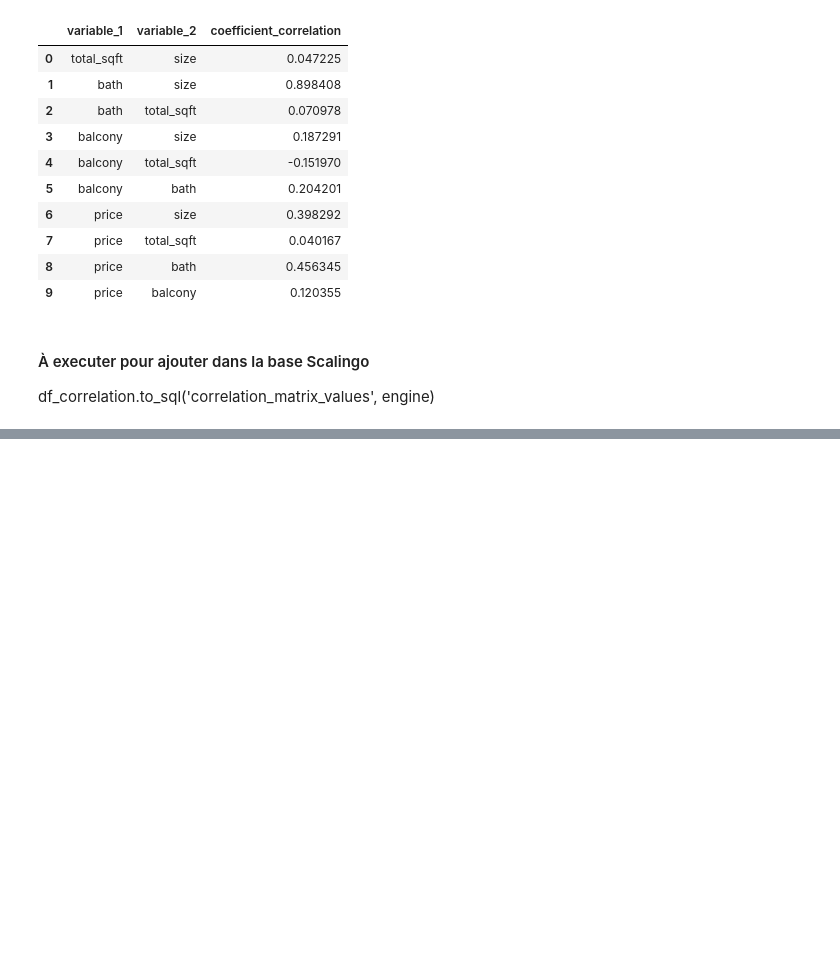
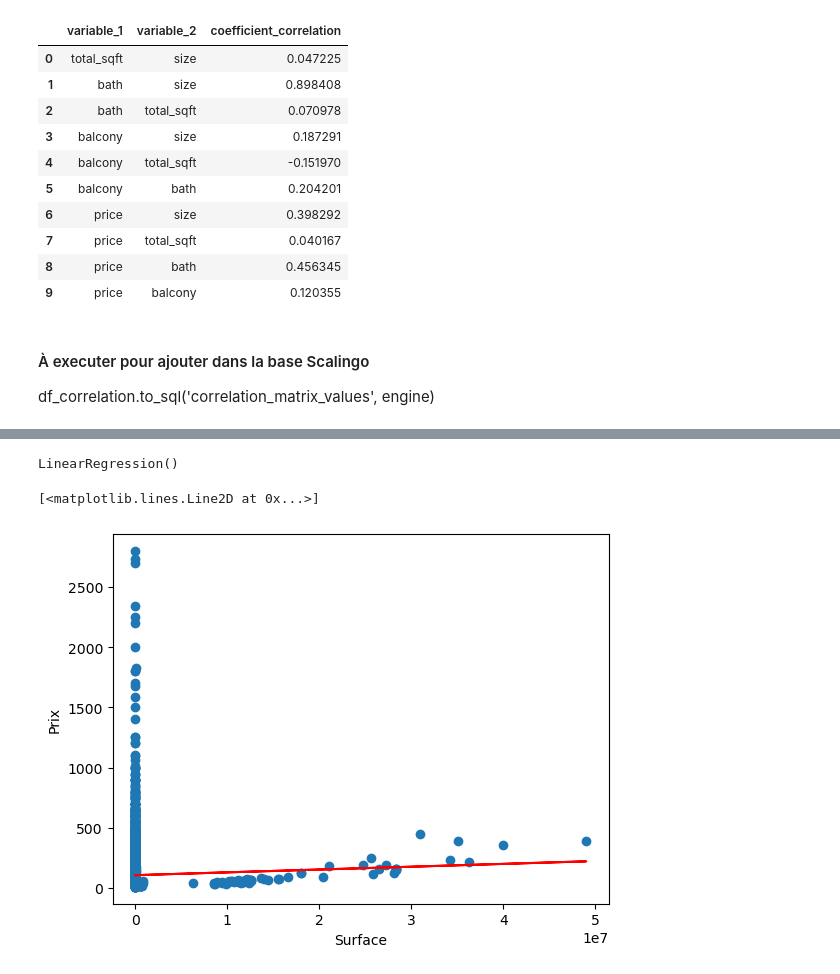
Before and after one commit to MateoDubernet/data-science-project-2, a Jupyter notebook: projet.ipynb, the cells around one changed output, grey strips where cells are left out. Cells and saved outputs as stored; diff of their text form; code cells hidden in the pictures; blank space fills up the shorter version.

```diff
--- a/projet.ipynb
+++ b/projet.ipynb
@@ -342,0 +350,11 @@ df_correlation.to_sql('correlation_matrix_values', engine)
+# %%
+from sklearn.linear_model import LinearRegression
+from sklearn.model_selection import train_test_split
+
+df_prediction = df.dropna(subset=['size'])
+df_prediction = df_prediction.dropna(subset=['total_sqft'])
+df_prediction = df_prediction.dropna(subset=['bath'])
+df_prediction = df_prediction.dropna(subset=['balcony'])
+df_prediction = df_prediction.dropna(subset=['price'])
+
+df_prediction
@@ -342,0 +379,2 @@ df_correlation.to_sql('correlation_matrix_values', engine)
+# %%
+df_train, df_test = train_test_split(df_prediction, test_size=3.0/10.0, random_state=42)
@@ -342,0 +431,23 @@ df_correlation.to_sql('correlation_matrix_values', engine)
+# %%
+# Extraire la variable d'entrée (toutes les lignes, la colonnes total_sqft)
+X = df_train[['total_sqft']]
+
+# Extraire la colonne de sortie (toutes les lignes, la dernière colonne)
+Y = df_train['price']
+# %%
+model = LinearRegression(fit_intercept=True)
+model.fit(X, Y)
+# %% [output]
+LinearRegression()
+# %%
+# On trace le nuage de points
+plt.scatter(df_train.total_sqft, df_train.price)
+plt.xlabel("Surface")
+plt.ylabel("Prix")
+
+# On trace la droite de régression
+predictions_on_train = model.predict(X)
+plt.plot(df_train.total_sqft, predictions_on_train, color="red")
+# %% [output]
+[<matplotlib.lines.Line2D at 0x...>]
+[figure, added]
```
Also changed, not shown: parts of 26 cells of this notebook, 1 other file.
